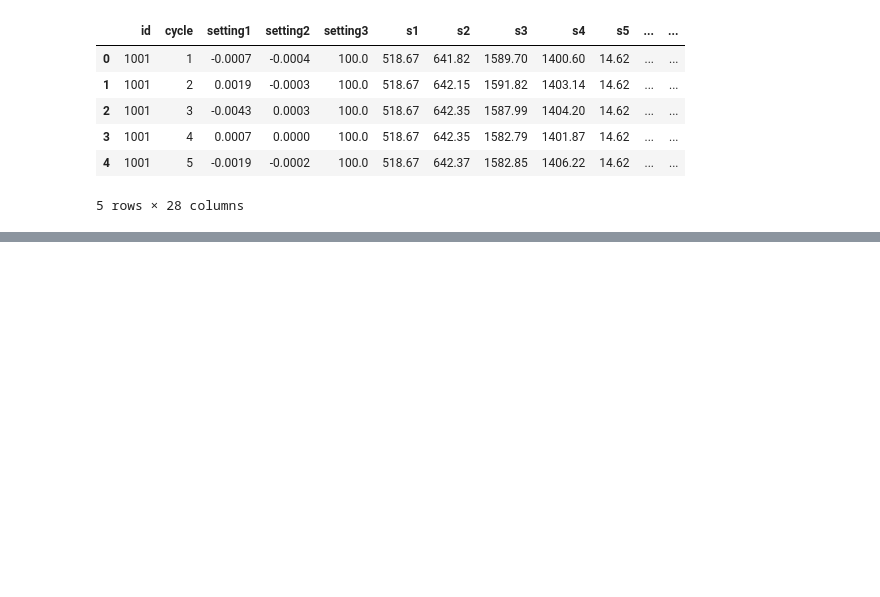
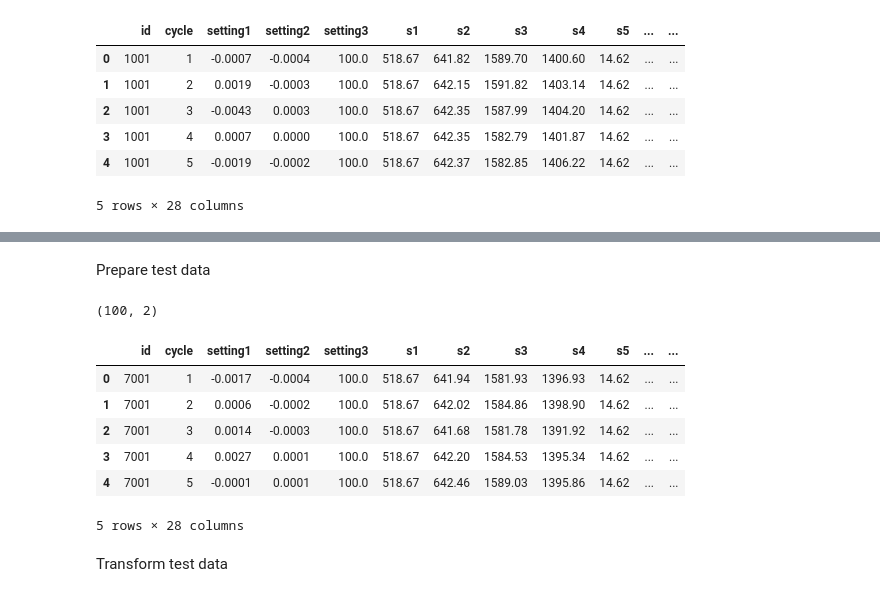
Before and after one commit to sabderra/predictive-maintenance-lstm, a Jupyter notebook: train.ipynb, the cells around one changed output, grey strips where cells are left out. Saved outputs shown, nothing was run; the diff lists cells and outputs as text; code cells hidden in the pictures; blank space fills up the shorter version.

```diff
--- a/train.ipynb
+++ b/train.ipynb
@@ -228,4 +192,0 @@ df.head()
-# %%
-df['RUL_actual'] = df['cycles'] + df['RUL_actual']
-df.drop('cycles',  axis=1, inplace=True)
-df.head()
@@ -467,0 +225,24 @@ model.compile(loss=rmse, optimizer=opt, metrics=['mse', 'mae'])
+# %%
+def calc_test_rul( feature_df, label_df):
+    # If index is not reset there will be int/str type issues when attempting the merge.
+    cycle_count_df = feature_df.groupby('id').count().reset_index()[['id','cycle']].rename(index=str, columns={"cycle":"cycles"}).reset_index(drop=True)
+    print(cycle_count_df.shape)
+
+    # Join cycle and RUL dataframes
+    assert cycle_count_df.shape[0] == label_df.shape[0]
+    tmp_df = cycle_count_df.merge(label_df, on="id", how='left')
+
+    # The RUL actual column contains the value for the last cycle.
+    # Adding the cycles column will give us the RUL for the first cycle.
+    tmp_df['RUL_actual'] = tmp_df['cycles'] + tmp_df['RUL_actual']
+    tmp_df.drop('cycles',  axis=1, inplace=True)
+
+    # Join the two data frames
+    feature_df = feature_df.merge(tmp_df, on='id', how='left')
+
+
+    # Use the cycle to decrement the RUL until the ground truth is reached.
+    feature_df['RUL'] = feature_df['RUL_actual'] - feature_df['cycle']
+    feature_df.drop('RUL_actual',  axis=1, inplace=True)
+
+    return feature_df
@@ -771,0 +532,28 @@ This tutorial covers the basics of using deep learning in predictive maintenance
+# %%
+dataset_name = 'FD003'
+
+test_X_path = os.path.join(DATA_DIR, 'test_' + dataset_name + '.txt')
+test_y_path = os.path.join(DATA_DIR, 'RUL_' + dataset_name + '.txt')
+# %% [markdown]
+Prepare test data
+# %%
+# Read in the features
+test_df = load_data([test_X_path], cols, sort_cols)
+
+# Read in the labels (RUL)
+test_rul_df = load_rul_data([test_y_path], ['id', 'RUL_actual'])
+
+# Calculate the RUL and merge back to the test dataframe
+test_df = calc_test_rul(test_df, test_rul_df)
+test_df.head()
+# %% [output]
+(100, 2)
+|  | id | cycle | setting1 | setting2 | setting3 | s1 | s2 | s3 | s4 | s5 | ... | ... |
+| 0 | 7001 | 1 | -0.0017 | -0.0004 | 100.0 | 518.67 | 641.94 | 1581.93 | 1396.93 | 14.62 | ... | ... |
+| 1 | 7001 | 2 | 0.0006 | -0.0002 | 100.0 | 518.67 | 642.02 | 1584.86 | 1398.90 | 14.62 | ... | ... |
+| 2 | 7001 | 3 | 0.0014 | -0.0003 | 100.0 | 518.67 | 641.68 | 1581.78 | 1391.92 | 14.62 | ... | ... |
+| 3 | 7001 | 4 | 0.0027 | 0.0001 | 100.0 | 518.67 | 642.20 | 1584.53 | 1395.34 | 14.62 | ... | ... |
+| 4 | 7001 | 5 | -0.0001 | 0.0001 | 100.0 | 518.67 | 642.46 | 1589.03 | 1395.86 | 14.62 | ... | ... |
+5 rows × 28 columns
+# %% [markdown]
+Transform test data
```
Also changed, not shown: parts of 120 cells of this notebook.
